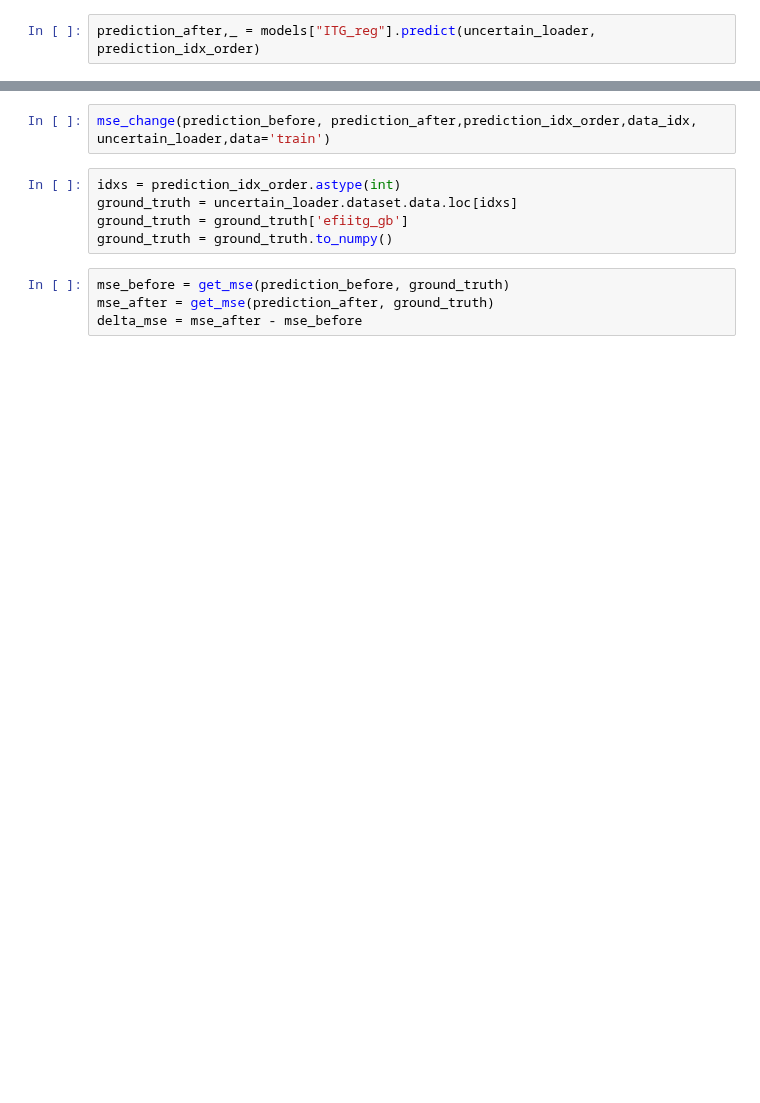
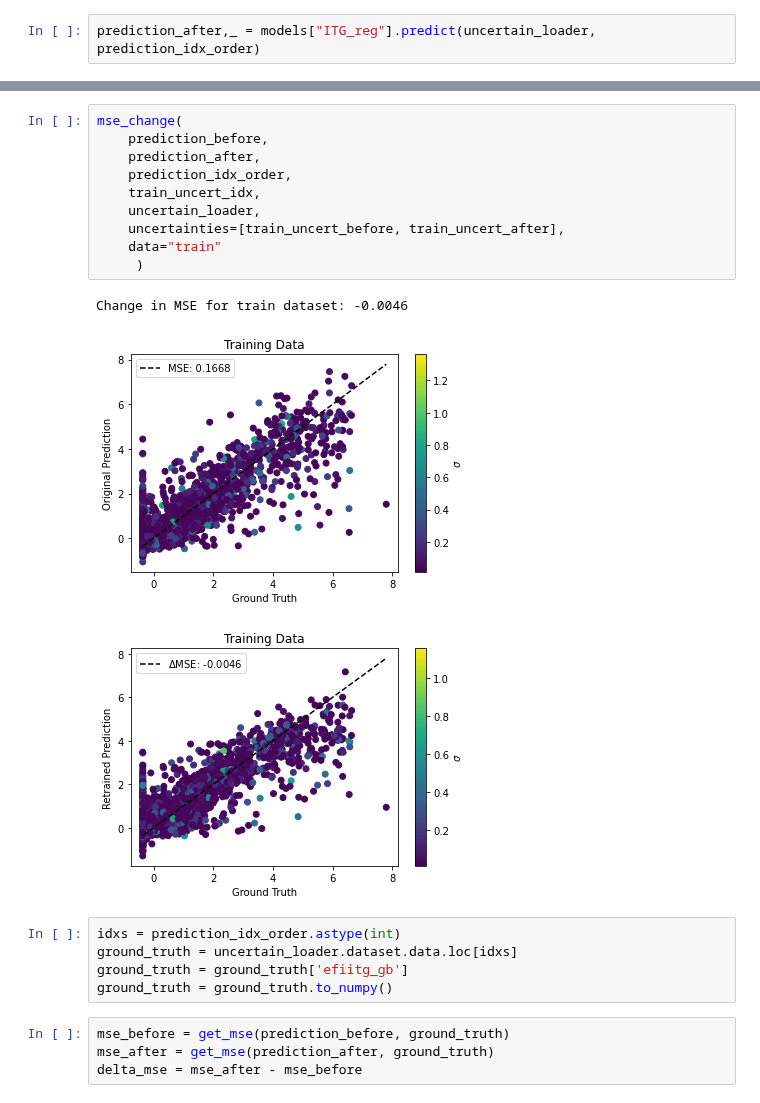
Before and after one commit to zcapjdb/UKAEAGroupProject, a Jupyter notebook: src/notebooks/run_pipeline.ipynb, the cells around one changed output, grey strips where cells are left out. Cells and saved outputs as stored; diff of their text form; blank space fills up the shorter version.

```diff
--- a/src/notebooks/run_pipeline.ipynb
+++ b/src/notebooks/run_pipeline.ipynb
@@ -118,5 +251,17 @@ mse_change(prediction_before, prediction_after,prediction_idx_order,data_idx, un
 # %%
-mse_change(prediction_before, prediction_after,prediction_idx_order,data_idx, uncertain_loader,data='train')
+mse_change(
+    prediction_before,
+    prediction_after,
+    prediction_idx_order,
+    train_uncert_idx,
+    uncertain_loader,
+    uncertainties=[train_uncert_before, train_uncert_after],
+    data="train"
+     )
+# %% [output]
+Change in MSE for train dataset: -0.0046
+[figure, added]
+[figure, added]
 # %%
 idxs = prediction_idx_order.astype(int)
 ground_truth = uncertain_loader.dataset.data.loc[idxs]
```
Also changed, not shown: parts of 10 cells of this notebook.
